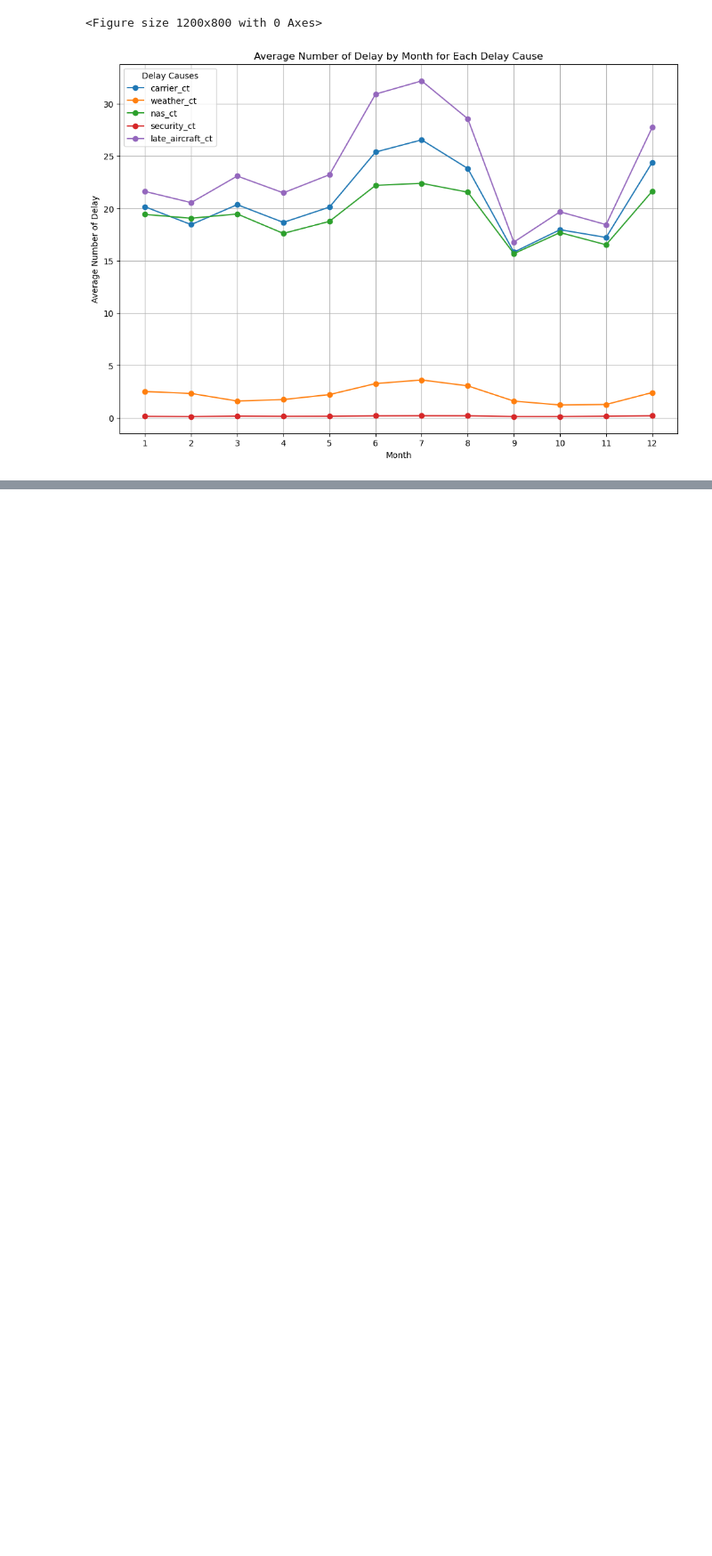
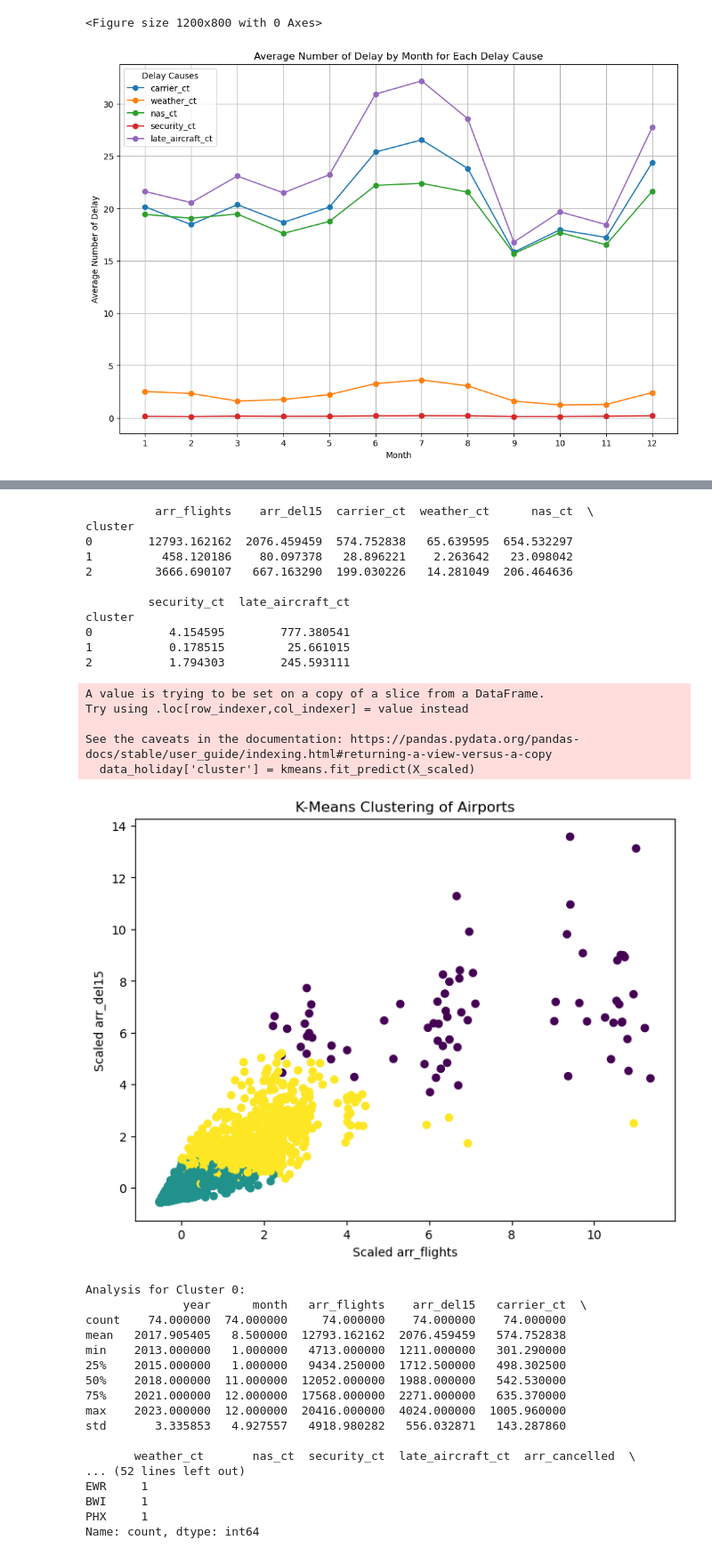
Before and after one commit to lingyuehao/Data_Dawgs, a Jupyter notebook: Data-Dawgs.ipynb, the cells around one changed output, grey strips where cells are left out. Shown: that part at 89% size. Drawn from its saved outputs; the diff is of its cells as text; code cells hidden in the pictures; blank space fills up the shorter version.

```diff
--- a/Data-Dawgs.ipynb
+++ b/Data-Dawgs.ipynb
@@ -313,0 +411,76 @@ plt.show()
+# %%
+
+import pandas as pd
+import matplotlib.pyplot as plt
+import seaborn as sns
+from sklearn.cluster import KMeans
+from sklearn.preprocessing import StandardScaler
+from sklearn.impute import SimpleImputer # Import SimpleImputer
+
+features = ['arr_flights', 'arr_del15', 'carrier_ct', 'weather_ct', 'nas_ct', 'security_ct', 'late_aircraft_ct']
+X = data_holiday[features]
+
+imputer = SimpleImputer(strategy='mean')
+X = imputer.fit_transform(X)
+
+scaler = StandardScaler()
+X_scaled = scaler.fit_transform(X)
+
+kmeans = KMeans(n_clusters=3, random_state=42)  # Initialize KMeans with 3 clusters
+data_holiday['cluster'] = kmeans.fit_predict(X_scaled)
+
+print(data_holiday.groupby('cluster')[features].mean())
+
+plt.figure(figsize=(8, 6))
+plt.scatter(X_scaled[:, 0], X_scaled[:, 1], c=data_holiday['cluster'], cmap='viridis')
+plt.title('K-Means Clustering of Airports')
+plt.xlabel('Scaled arr_flights')
+plt.ylabel('Scaled arr_del15')
+plt.show()
+
+for cluster_num in range(3):  # Assuming 3 clusters
+  print(f"\nAnalysis for Cluster {cluster_num}:")
+  cluster_data = data_holiday[data_holiday['cluster'] == cluster_num]
+  print(cluster_data.describe())  # Summary statistics for the cluster
+  print(cluster_data['carrier'].value_counts())  # Carrier distribution within the cluster
+  print(cluster_data['airport'].value_counts())  # Airport distribution within the cluster
+
+  plt.figure(figsize=(6, 4))
+  sns.boxplot(x='carrier', y='arr_del15', data=cluster_data)
+  plt.title(f"Arrival Delays in Cluster {cluster_num} by Carrier")
+  plt.show()
+# %% [output]
+          arr_flights    arr_del15  carrier_ct  weather_ct      nas_ct  \
+cluster
+0        12793.162162  2076.459459  574.752838   65.639595  654.532297
+1          458.120186    80.097378   28.896221    2.263642   23.098042
+2         3666.690107   667.163290  199.030226   14.281049  206.464636
+
+         security_ct  late_aircraft_ct
+cluster
+0           4.154595        777.380541
+1           0.178515         25.661015
+2           1.794303        245.593111
+A value is trying to be set on a copy of a slice from a DataFrame.
+Try using .loc[row_indexer,col_indexer] = value instead
+
+See the caveats in the documentation: https://pandas.pydata.org/pandas-docs/stable/user_guide/indexing.html#returning-a-view-versus-a-copy
+  data_holiday['cluster'] = kmeans.fit_predict(X_scaled)
+[figure, added]
+Analysis for Cluster 0:
+              year      month   arr_flights    arr_del15   carrier_ct  \
+count    74.000000  74.000000     74.000000    74.000000    74.000000
+mean   2017.905405   8.500000  12793.162162  2076.459459   574.752838
+min    2013.000000   1.000000   4713.000000  1211.000000   301.290000
+25%    2015.000000   1.000000   9434.250000  1712.500000   498.302500
+50%    2018.000000  11.000000  12052.000000  1988.000000   542.530000
+75%    2021.000000  12.000000  17568.000000  2271.000000   635.370000
+max    2023.000000  12.000000  20416.000000  4024.000000  1005.960000
+std       3.335853   4.927557   4918.980282   556.032871   143.287860
+
+       weather_ct       nas_ct  security_ct  late_aircraft_ct  arr_cancelled  \
+... (52 lines left out)
+EWR     1
+BWI     1
+PHX     1
+Name: count, dtype: int64
```
Also changed, not shown: parts of 14 cells of this notebook.
